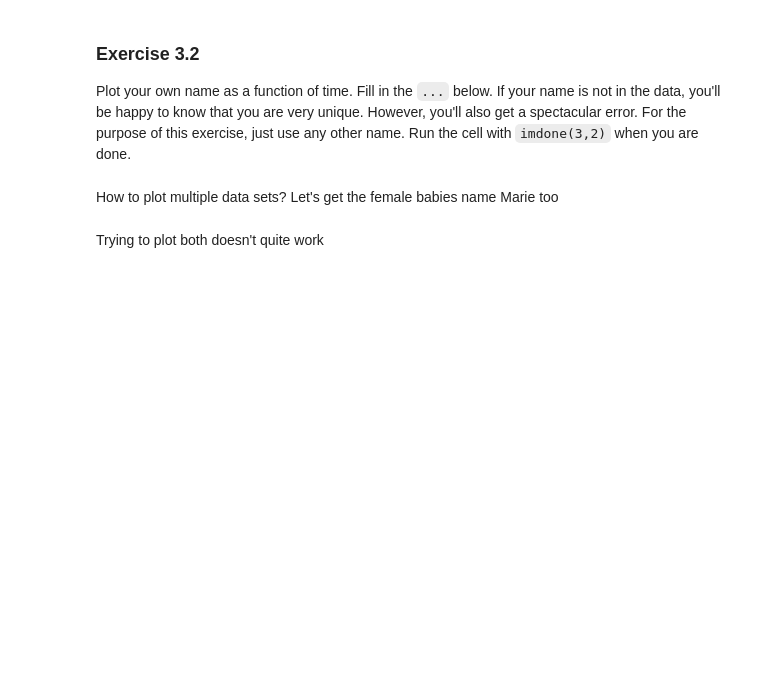
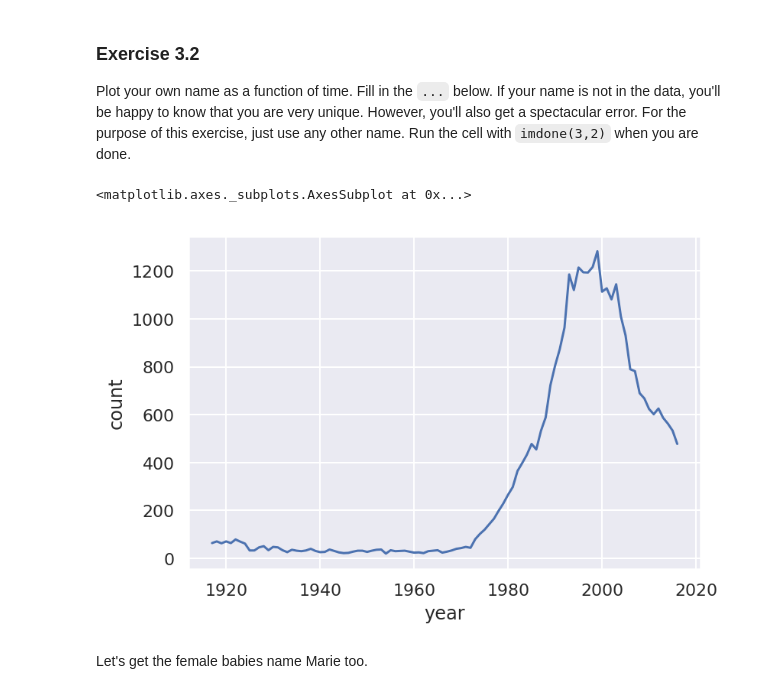
Before and after one commit to drjarno/python-workshop-2020-may, a Jupyter notebook: Chapter 3.ipynb, the cells around one changed output. Saved outputs shown, nothing was run; the diff lists cells and outputs as text; code cells hidden in the pictures; blank space fills up the shorter version.

```diff
--- a/Chapter 3.ipynb
+++ b/Chapter 3.ipynb
@@ -59,10 +76,11 @@ imdone(3,2)
 # %%
 # Solution (HIDEME)
 yourname = babynames[(babynames["name"] == "Emily") & (babynames["sex"] == "F")]
-sns.relplot("year", "count", kind="line", data=yourname)
+sns.lineplot("year", "count", data=yourname)
+# %% [output]
+<matplotlib.axes._subplots.AxesSubplot at 0x...>
+[figure, added]
 # %% [markdown]
-How to plot multiple data sets? Let's get the female babies name Marie too
+Let's get the female babies name Marie too.
 # %%
 femalemaries = babynames[(babynames["name"] == "Marie") & (babynames["sex"] == "F")]
-# %% [markdown]
-Trying to plot both doesn't quite work
```
Also changed, not shown: parts of 57 cells of this notebook, 2 other files.
